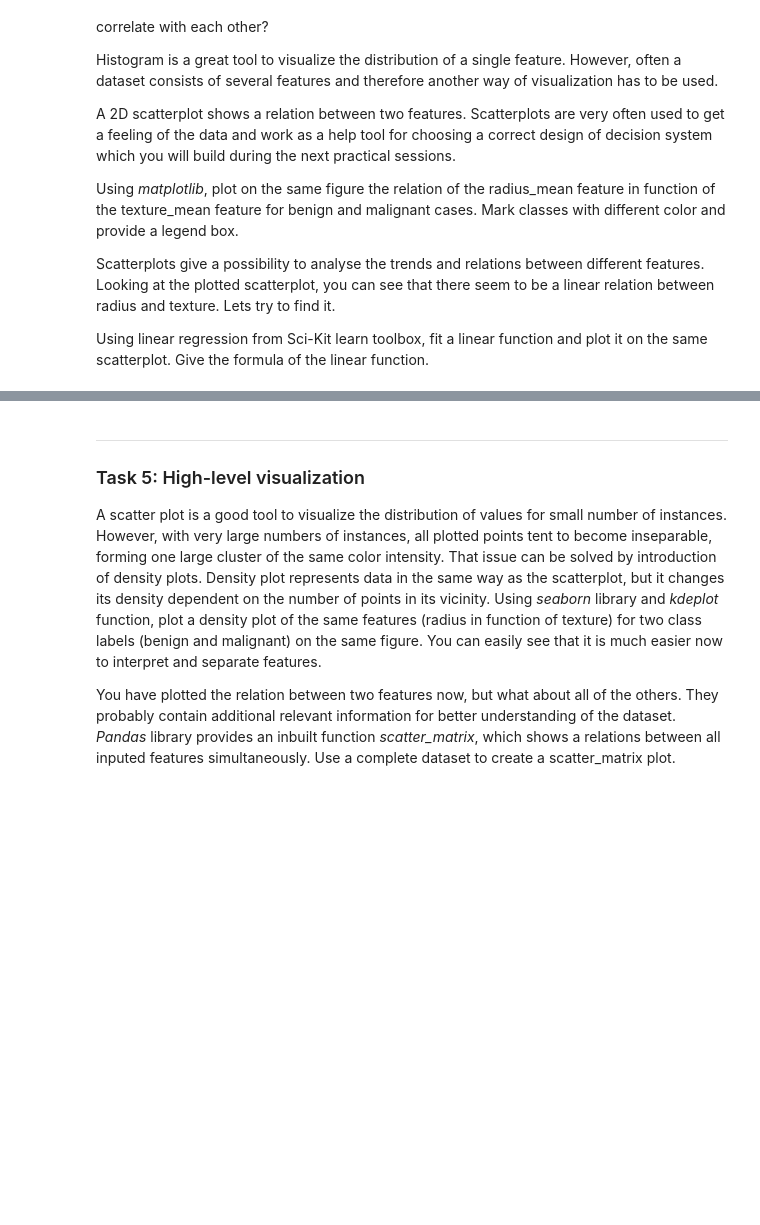
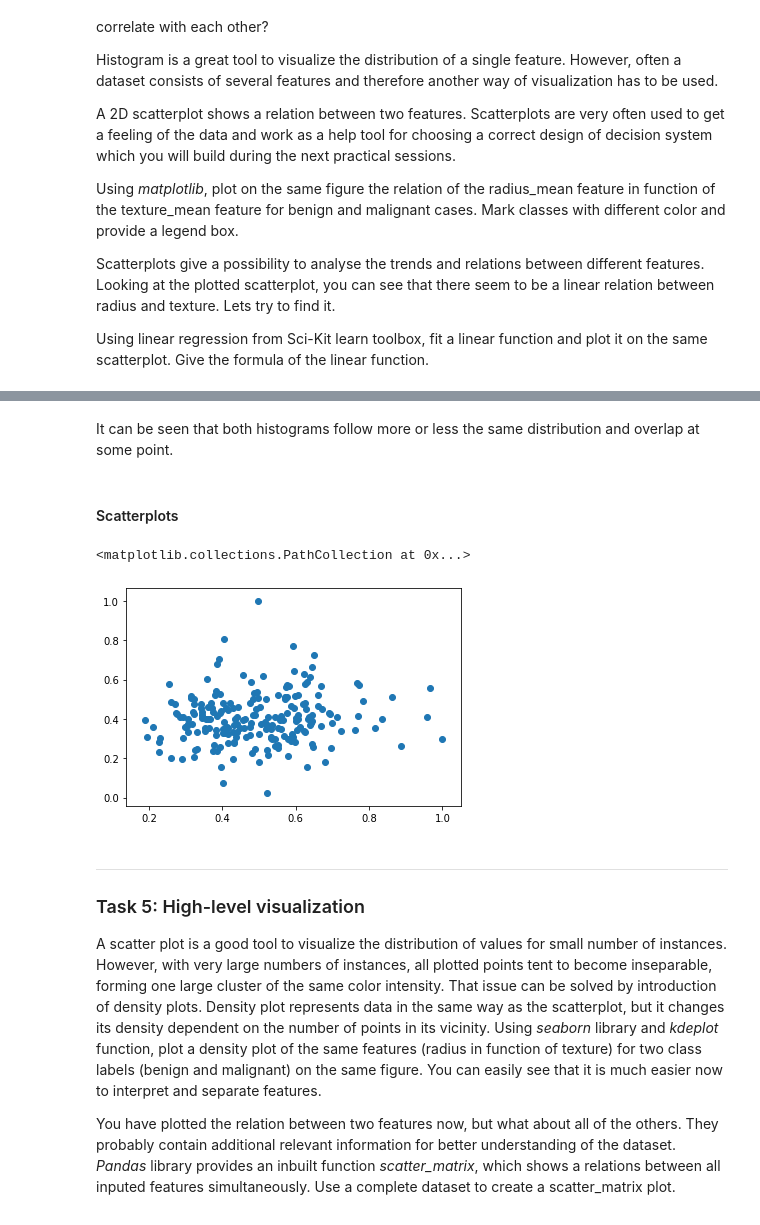
Before and after one commit to nik1168/clinical-decision-support-systems-exercises, a Jupyter notebook: WPO1/WPO1-Student.ipynb, the cells around one changed output, grey strips where cells are left out. Saved outputs shown, nothing was run; the diff lists cells and outputs as text; code cells hidden in the pictures; blank space fills up the shorter version.

```diff
--- a/WPO1/WPO1-Student.ipynb
+++ b/WPO1/WPO1-Student.ipynb
@@ -107,0 +260,4 @@ Save all three new datasets (cropped with B and M, cropped B and cropped M) as t
+# %%
+# new_data_frame[new_data_frame.columns[1:20]] = scaler.fit_transform(new_data_frame[new_data_frame.columns[1:20]])
+new_data_frame[new_data_frame.columns[1:10]] = scaler.fit_transform(new_data_frame[new_data_frame.columns[1:10]])
+new_data_frame
@@ -142,3 +493,12 @@ Using linear regression from Sci-Kit learn toolbox, fit a linear function and pl
+# %% [markdown]
+It can be seen that both histograms follow more or less the same distribution and overlap at some point.
+# %% [markdown]
+#### Scatterplots
+# %%
+plt.scatter(m_data_frame[radius], m_data_frame[texture])
+# %% [output]
+<matplotlib.collections.PathCollection at 0x...>
+[figure, added]
 # %% [markdown]
 ***
 ### Task 5: High-level visualization
```
Also changed, not shown: parts of 63 cells of this notebook, 3 other files.
